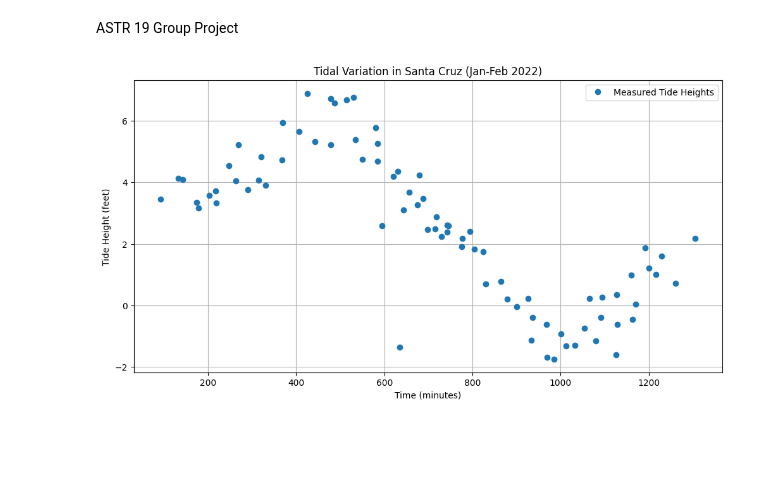
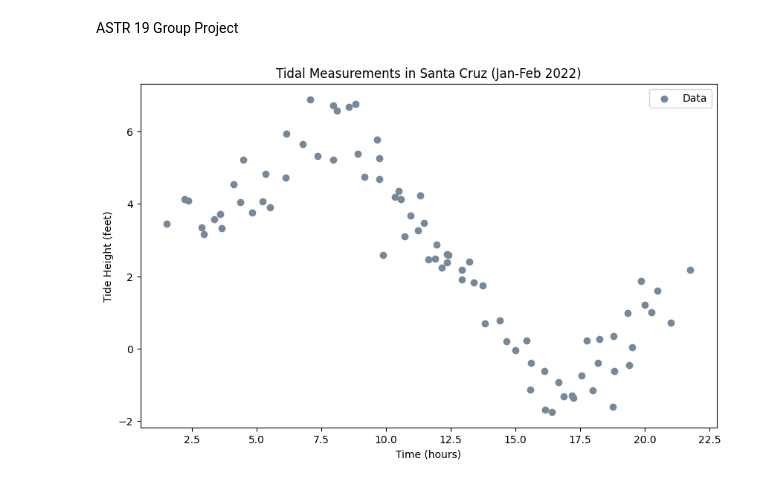
Before and after one commit to C0m91ex/ASTR19-Group-Project, a Jupyter notebook: ASTR19GroupProject.ipynb, the cells around one changed output. Cells and saved outputs as stored; diff of their text form; code cells hidden in the pictures; blank space fills up the shorter version.

```diff
--- a/ASTR19GroupProject.ipynb
+++ b/ASTR19GroupProject.ipynb
@@ -91,28 +93,42 @@ data = [
 # %%
-# Convert time strings to minutes
-time_in_minutes = []
-for _, time_str, _ in data:
-    time_parts = time_str.split(':')
-    hours = int(time_parts[0])
-    minutes = int(time_parts[1])
-    seconds = 0
-    if len(time_parts) > 2:
-        seconds = float(time_parts[2])
-    total_minutes = hours * 60 + minutes + round(seconds / 60)
-    time_in_minutes.append(total_minutes)
+# Split the data into lines
+lines = data.strip().split('\n')
 
-# Extract day and tide height data
-days = np.array([day for day, _, _ in data])
-tide_heights = np.array([height for _, _, height in data])
+# Extract day, time, and tide height from each line
+days = []
+times = []
+heights = []
 
-# Create a plot of the tide variation
-plt.figure(figsize=(12, 6))
-plt.plot(x, tide_heights, 'o', label='Measured Tide Heights')
-plt.xlabel('Time (minutes)')
+for line in lines:
+    parts = line.split()
+    days.append(int(parts[0]))
+    times.append(parts[1])
+    heights.append(float(parts[2]))
+
+# Convert time to decimal hours for easier calculations
+time_in_hours = [int(t.split(':')[0]) + int(t.split(':')[1])/60 for t in times]
+
+# Create a function to model the oscillatory tide
+def tide_model(t, A, omega, phi, C):
+    return A * np.sin(omega * t + phi) + C
+
+uncertainties = np.full_like(heights, 0.25)
+
+# Fit the model to the data
+params, covariance = curve_fit(tide_model, time_in_hours, heights, p0=[4, 0.5, 0, 2], sigma=uncertainties)
+
+# Extract the parameters
+A, omega, phi, C = params
+
+
+# Plot the data and the model
+plt.figure(figsize=(10, 6))
+plt.scatter(time_in_hours, heights, label='Data', color='lightslategray')
+plt.xlabel('Time (hours)')
 plt.ylabel('Tide Height (feet)')
+plt.title('Tidal Measurements in Santa Cruz (Jan-Feb 2022)')
 plt.legend()
-plt.title('Tidal Variation in Santa Cruz (Jan-Feb 2022)')
-plt.grid(True)
+plt.savefig('tide_model.pdf')
 plt.show()
 # %% [output]
-[figure, old version]
+[figure, new version]
```
Also changed, not shown: parts of 4 cells of this notebook.
